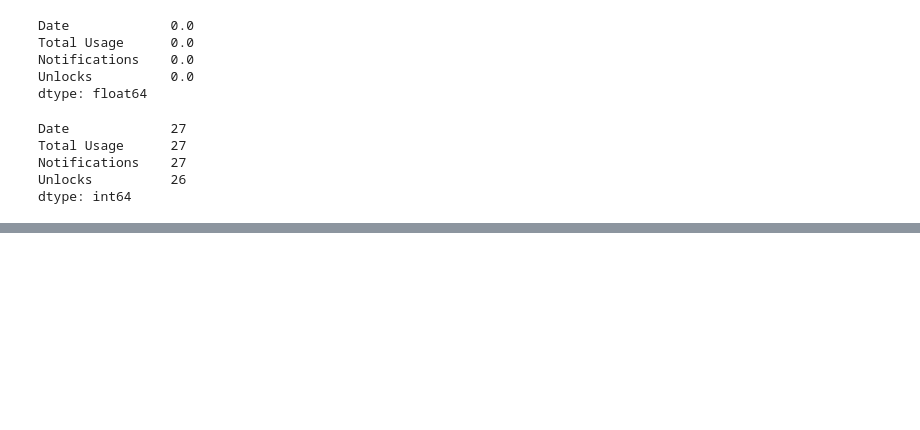
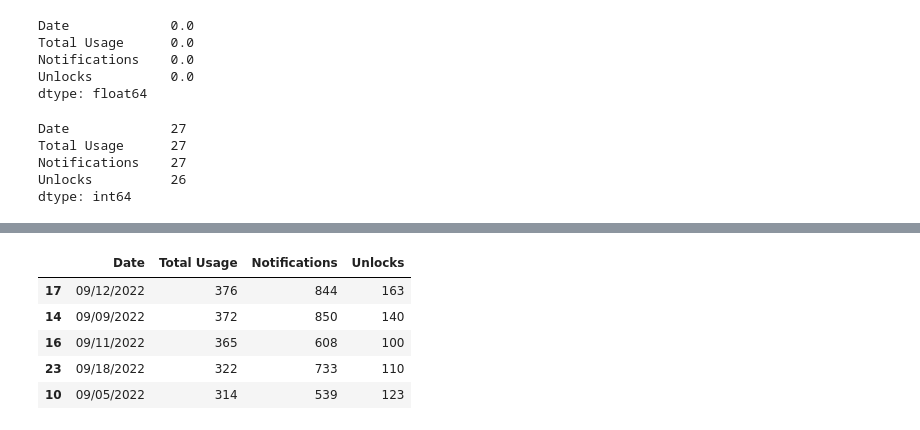
Before and after one commit to Ubaid-Ur-RehmanJ/kaggle-projects, a Jupyter notebook: screen-time-analysis.ipynb, the cells around one changed output, grey strips where cells are left out. Drawn from its saved outputs; the diff is of its cells as text; code cells hidden in the pictures; blank space fills up the shorter version.

```diff
--- a/screen-time-analysis.ipynb
+++ b/screen-time-analysis.ipynb
@@ -123,0 +162,10 @@ dtype: int64
+# %%
+sorted_df_overall = df_overall.sort_values(by=['Total Usage'], ascending = False)
+sorted_df_overall.head()
+# %% [output]
+|  | Date | Total Usage | Notifications | Unlocks |
+| 17 | 09/12/2022 | 376 | 844 | 163 |
+| 14 | 09/09/2022 | 372 | 850 | 140 |
+| 16 | 09/11/2022 | 365 | 608 | 100 |
+| 23 | 09/18/2022 | 322 | 733 | 110 |
+| 10 | 09/05/2022 | 314 | 539 | 123 |
```
Also changed, not shown: parts of 10 cells of this notebook.
